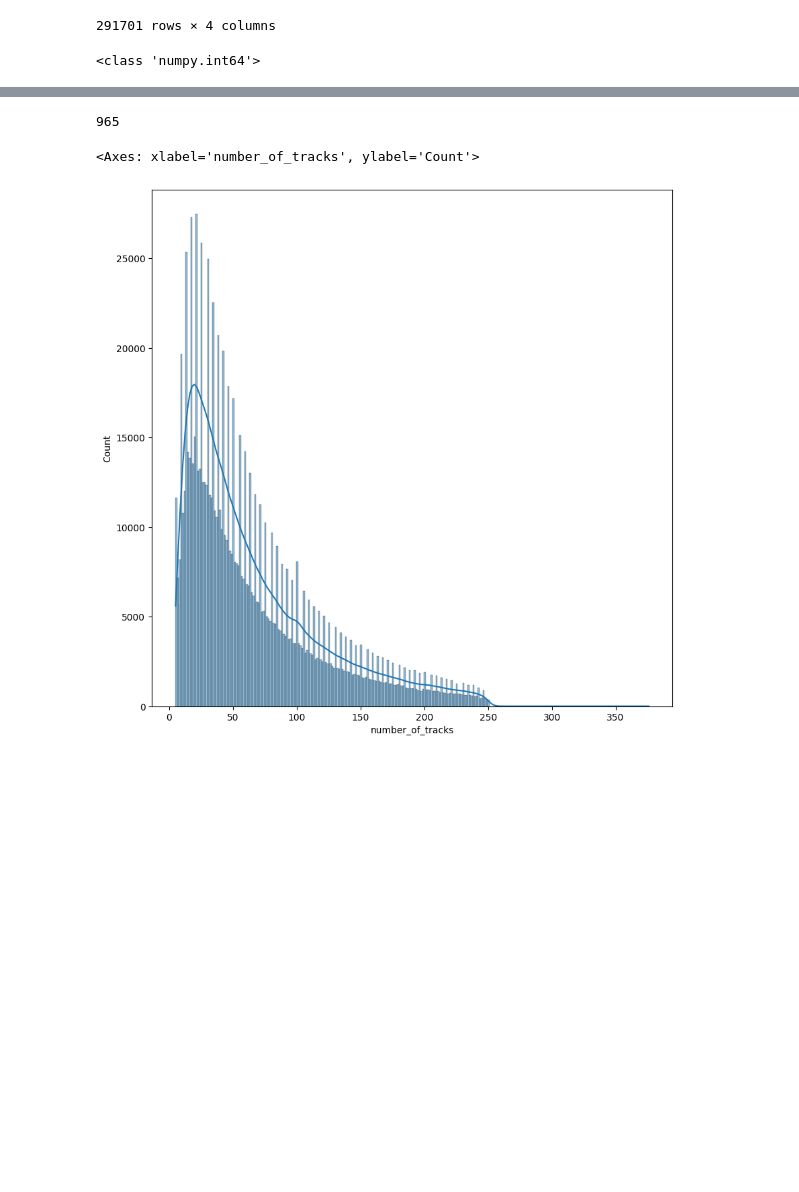
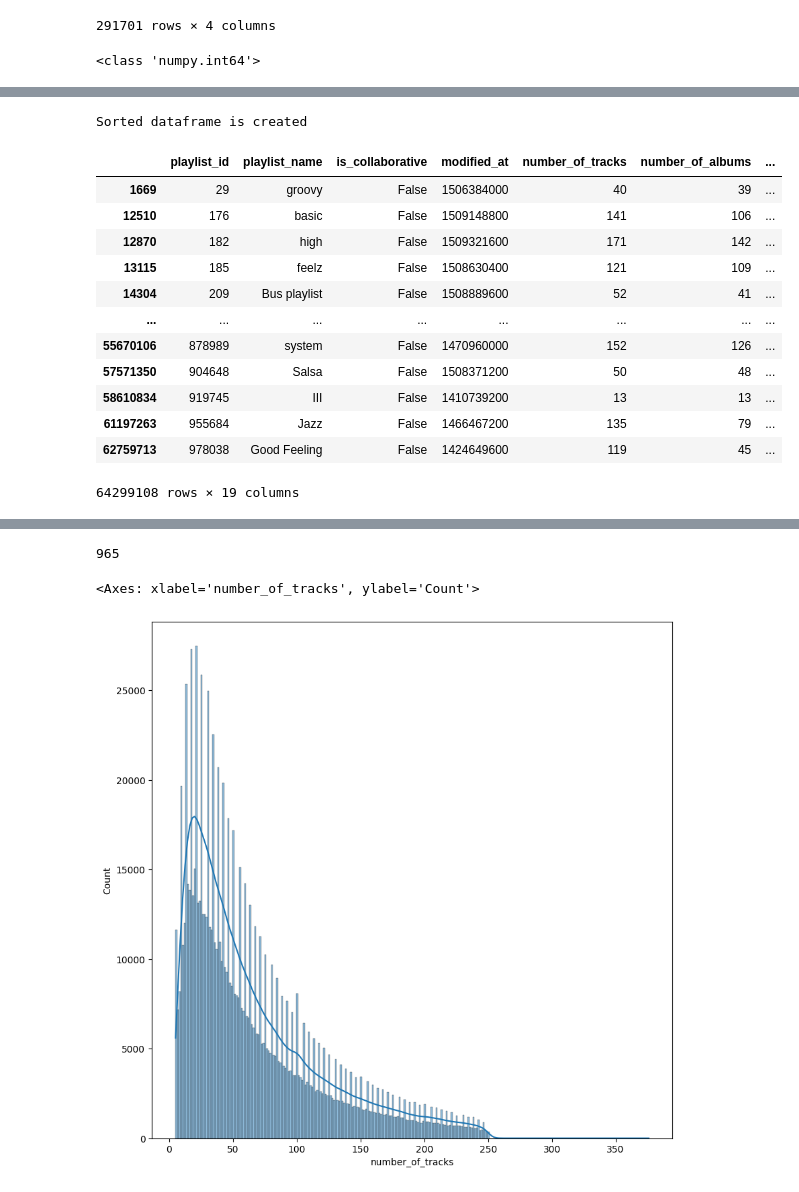
Before and after one commit to Honbern/spotify_recommender, a Jupyter notebook: spotify.ipynb, the cells around one changed output, grey strips where cells are left out. Drawn from its saved outputs; the diff is of its cells as text; code cells hidden in the pictures; blank space fills up the shorter version.

```diff
--- a/spotify.ipynb
+++ b/spotify.ipynb
@@ -201,0 +227,20 @@ tracks_with_artists_df.describe()
+# %%
+# Creating a sorted by an artist popularity dataframe
+sorted_by_popularity = popular_tracks_with_artists_df.sort_values(by=["artist_popularity", "artist_followers", "track_popularity"], ascending=False)
+print("Sorted dataframe is created")
+sorted_by_popularity
+# %% [output]
+Sorted dataframe is created
+|  | playlist_id | playlist_name | is_collaborative | modified_at | number_of_tracks | number_of_albums | ... |
+| 1669 | 29 | groovy | False | 1506384000 | 40 | 39 | ... |
+| 12510 | 176 | basic | False | 1509148800 | 141 | 106 | ... |
+| 12870 | 182 | high | False | 1509321600 | 171 | 142 | ... |
+| 13115 | 185 | feelz | False | 1508630400 | 121 | 109 | ... |
+| 14304 | 209 | Bus playlist | False | 1508889600 | 52 | 41 | ... |
+| ... | ... | ... | ... | ... | ... | ... | ... |
+| 55670106 | 878989 | system | False | 1470960000 | 152 | 126 | ... |
+| 57571350 | 904648 | Salsa | False | 1508371200 | 50 | 48 | ... |
+| 58610834 | 919745 | III | False | 1410739200 | 13 | 13 | ... |
+| 61197263 | 955684 | Jazz | False | 1466467200 | 135 | 79 | ... |
+| 62759713 | 978038 | Good Feeling | False | 1424649600 | 119 | 45 | ... |
+64299108 rows × 19 columns
```
Also changed, not shown: parts of 17 cells of this notebook.
